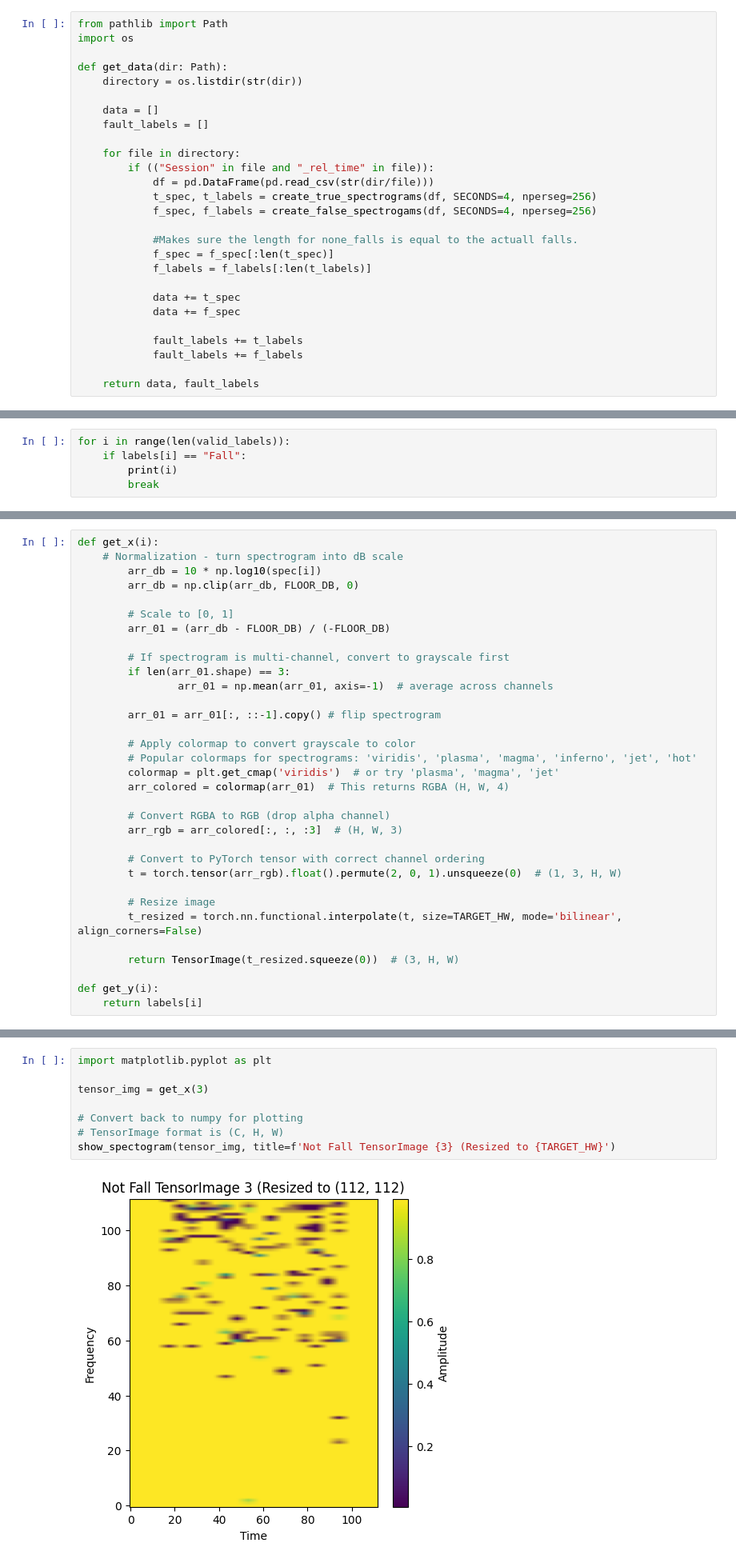
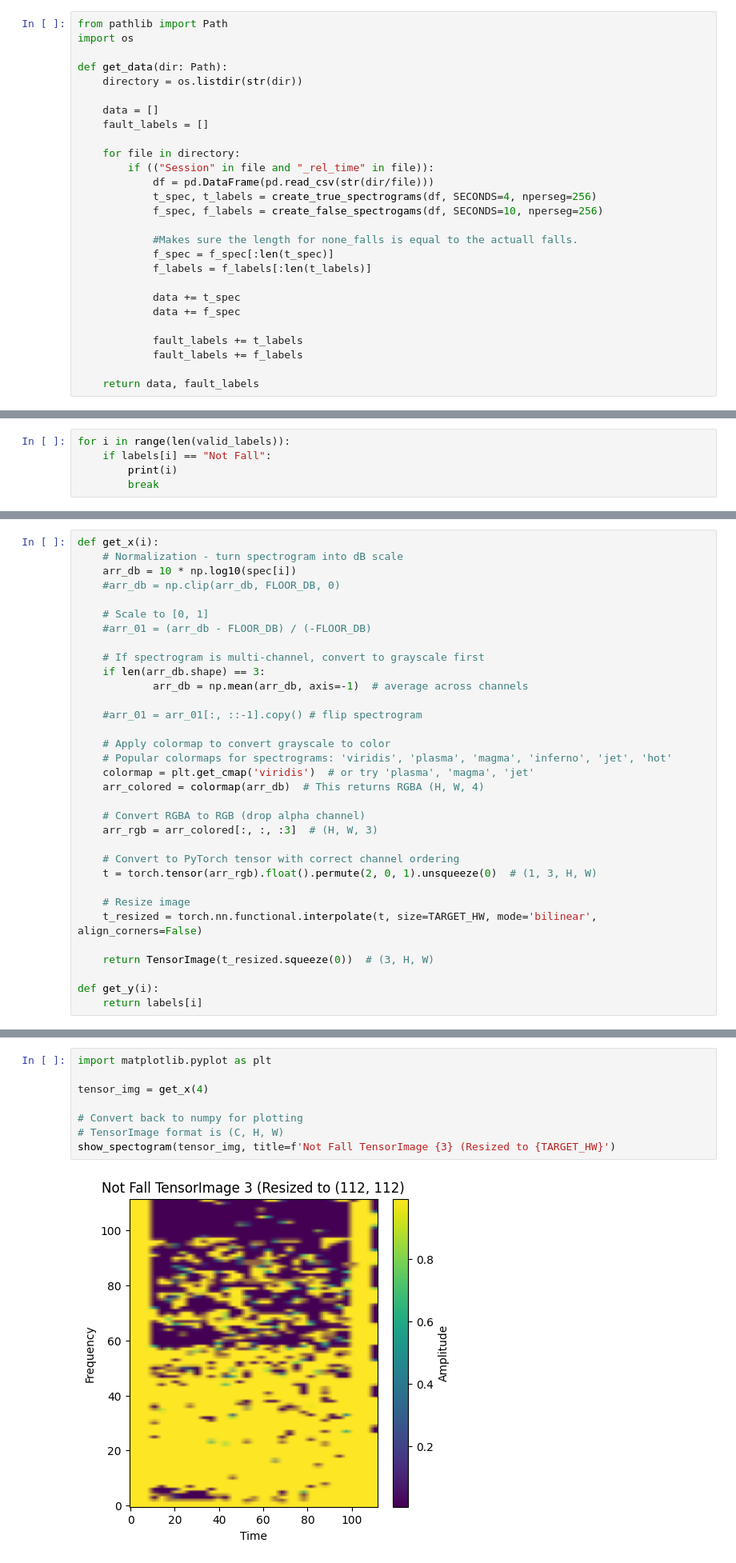
Before and after one commit to Vatnelid-Master-Project/data-analysis, a Jupyter notebook: first-pipline-model.ipynb, the cells around one changed output, grey strips where cells are left out. Shown at 80% size. Drawn from its saved outputs; the diff is of its cells as text.

```diff
--- a/first-pipline-model.ipynb
+++ b/first-pipline-model.ipynb
@@ -131,7 +129,7 @@ def get_data(dir: Path):
         if (("Session" in file and "_rel_time" in file)):
             df = pd.DataFrame(pd.read_csv(str(dir/file)))
             t_spec, t_labels = create_true_spectrograms(df, SECONDS=4, nperseg=256)
-            f_spec, f_labels = create_false_spectrogams(df, SECONDS=4, nperseg=256)
+            f_spec, f_labels = create_false_spectrogams(df, SECONDS=10, nperseg=256)
 
             #Makes sure the length for none_falls is equal to the actuall falls.
             f_spec = f_spec[:len(t_spec)]
@@ -231,7 +229,7 @@ len(labels)
 1080
 # %%
 for i in range(len(valid_labels)):
-    if labels[i] == "Fall":
+    if labels[i] == "Not Fall":
         print(i)
         break
 # %% [output]
@@ -258,33 +256,33 @@ RESIZE_HW  = None
 # %%
 def get_x(i):
     # Normalization - turn spectrogram into dB scale
-        arr_db = 10 * np.log10(spec[i])
-        arr_db = np.clip(arr_db, FLOOR_DB, 0)
+    arr_db = 10 * np.log10(spec[i])
+    #arr_db = np.clip(arr_db, FLOOR_DB, 0)
 
-        # Scale to [0, 1]
-        arr_01 = (arr_db - FLOOR_DB) / (-FLOOR_DB)
+    # Scale to [0, 1]
+    #arr_01 = (arr_db - FLOOR_DB) / (-FLOOR_DB)
 
-        # If spectrogram is multi-channel, convert to grayscale first
-        if len(arr_01.shape) == 3:
-                arr_01 = np.mean(arr_01, axis=-1)  # average across channels
+    # If spectrogram is multi-channel, convert to grayscale first
+    if len(arr_db.shape) == 3:
+            arr_db = np.mean(arr_db, axis=-1)  # average across channels
 
-        arr_01 = arr_01[:, ::-1].copy() # flip spectrogram
+    #arr_01 = arr_01[:, ::-1].copy() # flip spectrogram
 
-        # Apply colormap to convert grayscale to color
-        # Popular colormaps for spectrograms: 'viridis', 'plasma', 'magma', 'inferno', 'jet', 'hot'
-        colormap = plt.get_cmap('viridis')  # or try 'plasma', 'magma', 'jet'
-        arr_colored = colormap(arr_01)  # This returns RGBA (H, W, 4)
+    # Apply colormap to convert grayscale to color
+    # Popular colormaps for spectrograms: 'viridis', 'plasma', 'magma', 'inferno', 'jet', 'hot'
+    colormap = plt.get_cmap('viridis')  # or try 'plasma', 'magma', 'jet'
+    arr_colored = colormap(arr_db)  # This returns RGBA (H, W, 4)
 
-        # Convert RGBA to RGB (drop alpha channel)
-        arr_rgb = arr_colored[:, :, :3]  # (H, W, 3)
+    # Convert RGBA to RGB (drop alpha channel)
+    arr_rgb = arr_colored[:, :, :3]  # (H, W, 3)
 
-        # Convert to PyTorch tensor with correct channel ordering
-        t = torch.tensor(arr_rgb).float().permute(2, 0, 1).unsqueeze(0)  # (1, 3, H, W)
+    # Convert to PyTorch tensor with correct channel ordering
+    t = torch.tensor(arr_rgb).float().permute(2, 0, 1).unsqueeze(0)  # (1, 3, H, W)
 
-        # Resize image
-        t_resized = torch.nn.functional.interpolate(t, size=TARGET_HW, mode='bilinear', align_corners=False)
+    # Resize image
+    t_resized = torch.nn.functional.interpolate(t, size=TARGET_HW, mode='bilinear', align_corners=False)
 
-        return TensorImage(t_resized.squeeze(0))  # (3, H, W)
+    return TensorImage(t_resized.squeeze(0))  # (3, H, W)
 
 def get_y(i):
     return labels[i]
@@ -313,13 +311,13 @@ get_y(3)
 # %%
 import matplotlib.pyplot as plt
 
-tensor_img = get_x(3)
+tensor_img = get_x(4)
 
 # Convert back to numpy for plotting
 # TensorImage format is (C, H, W)
 show_spectogram(tensor_img, title=f'Not Fall TensorImage {3} (Resized to {TARGET_HW}')
 # %% [output]
-[figure, old version]
+[figure, new version]
 # %%
 get_y(0)
 # %% [output]
```
Also changed, not shown: parts of 7 cells of this notebook, 1 other file.
